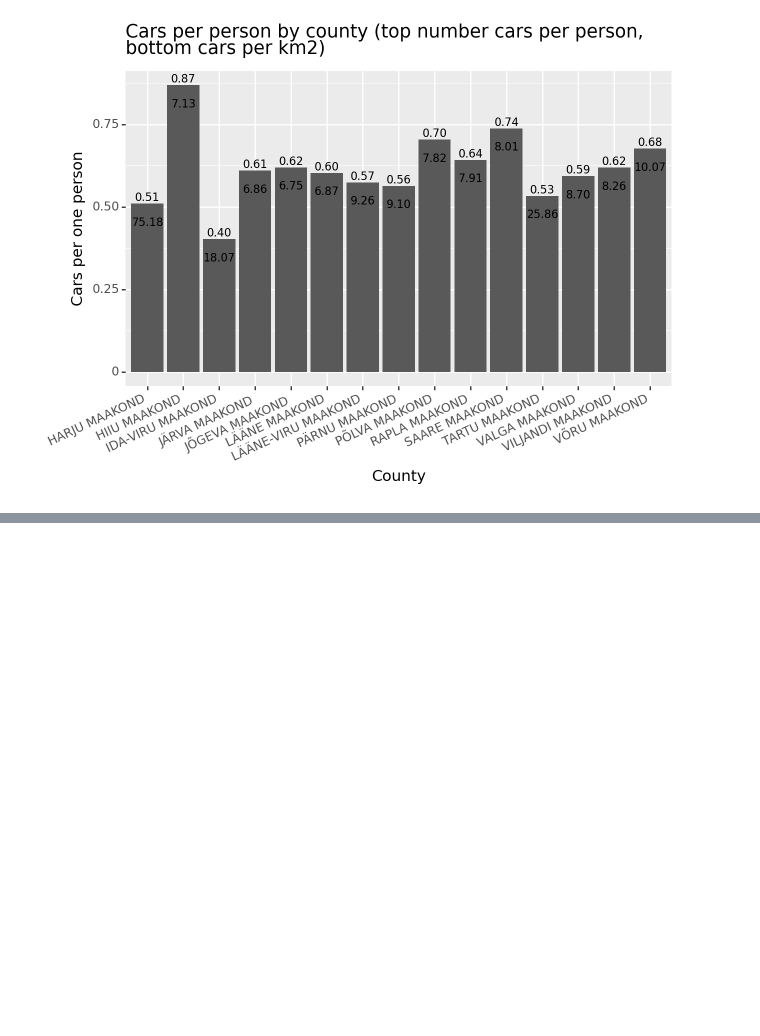
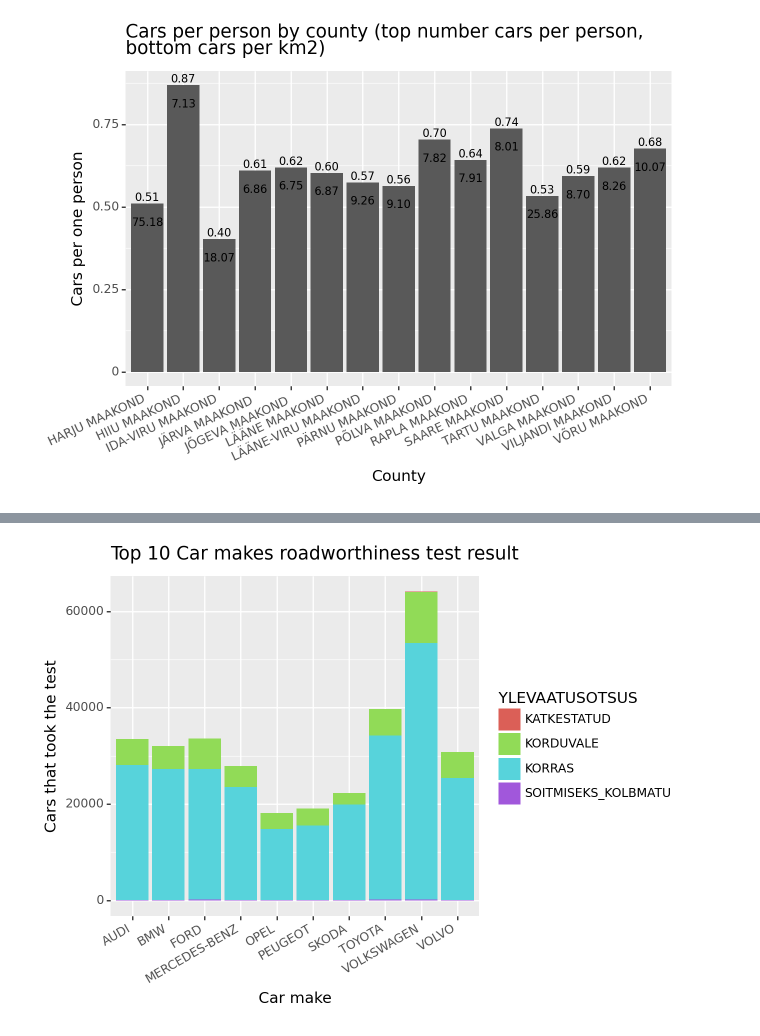
Before and after one commit to GregorSomething/IDS-Vehicle-Analysis, a Jupyter notebook: data_thing.ipynb, the cells around one changed output, grey strips where cells are left out. Saved outputs shown, nothing was run; the diff lists cells and outputs as text; code cells hidden in the pictures; blank space fills up the shorter version.

Commit message:
Added some graphs

```diff
--- a/data_thing.ipynb
+++ b/data_thing.ipynb
@@ -219,0 +223,5 @@ fig.savefig('img/cars_per_person.png', dpi=DPI)
+# %%
+# Data from 2023 only
+data_road = vehicle_roadworthiness
+data_road = data_road[data_road['KATEGOORIA'].isin(['M1G', 'M1', 'N1', 'N1G'])]
+data_road = data_road[data_road['YLEVAATUSLIIK'].isin(['KORRALINE', 'KORDUV'])]
@@ -219,0 +335,28 @@ fig.savefig('img/cars_per_person.png', dpi=DPI)
+# %%
+# This is not good, does not show much
+
+tmp1 = data_road.groupby(['YLEVAATUSOTSUS', 'MARK']).size().reset_index(name='count')
+tmp2 =data_road.groupby(['MARK']).size().reset_index(name='total_count')
+
+def norm_on_fail(row):
+    return row['count'] / tmp2[tmp2['MARK'] == row['MARK']].iloc[0, 1]
+def popular_marks2(n):
+    tmp = data_road.groupby(['MARK']).size().reset_index(name='total_count')
+    tmp = tmp.sort_values(by=['total_count'], ascending=False).head(n)['MARK'].values
+    return tmp
+
+popular = popular_marks(10)
+tmp1 = tmp1[tmp1['MARK'].isin(popular)]
+
+fig = (
+p9.ggplot(
+    data = tmp1,
+    mapping = p9.aes(x = 'MARK', y='count', fill = 'YLEVAATUSOTSUS'),
+ )+  p9.geom_bar(position = 'stack', stat='identity')
+  + p9.labs(x='Car make', y='Cars that took the test', color='Mark')
+  + p9.ggtitle('Top 10 Car makes roadworthiness test result')
+  + p9.theme(axis_text_x=p9.element_text(rotation=30, hjust=1))
+).draw(show=True)
+fig.savefig('img/cars_roadworthiness_by_make.png', dpi=DPI)
+# %% [output]
+[figure, added]
```
Also changed, not shown: parts of 9 cells of this notebook, 1 other file.
